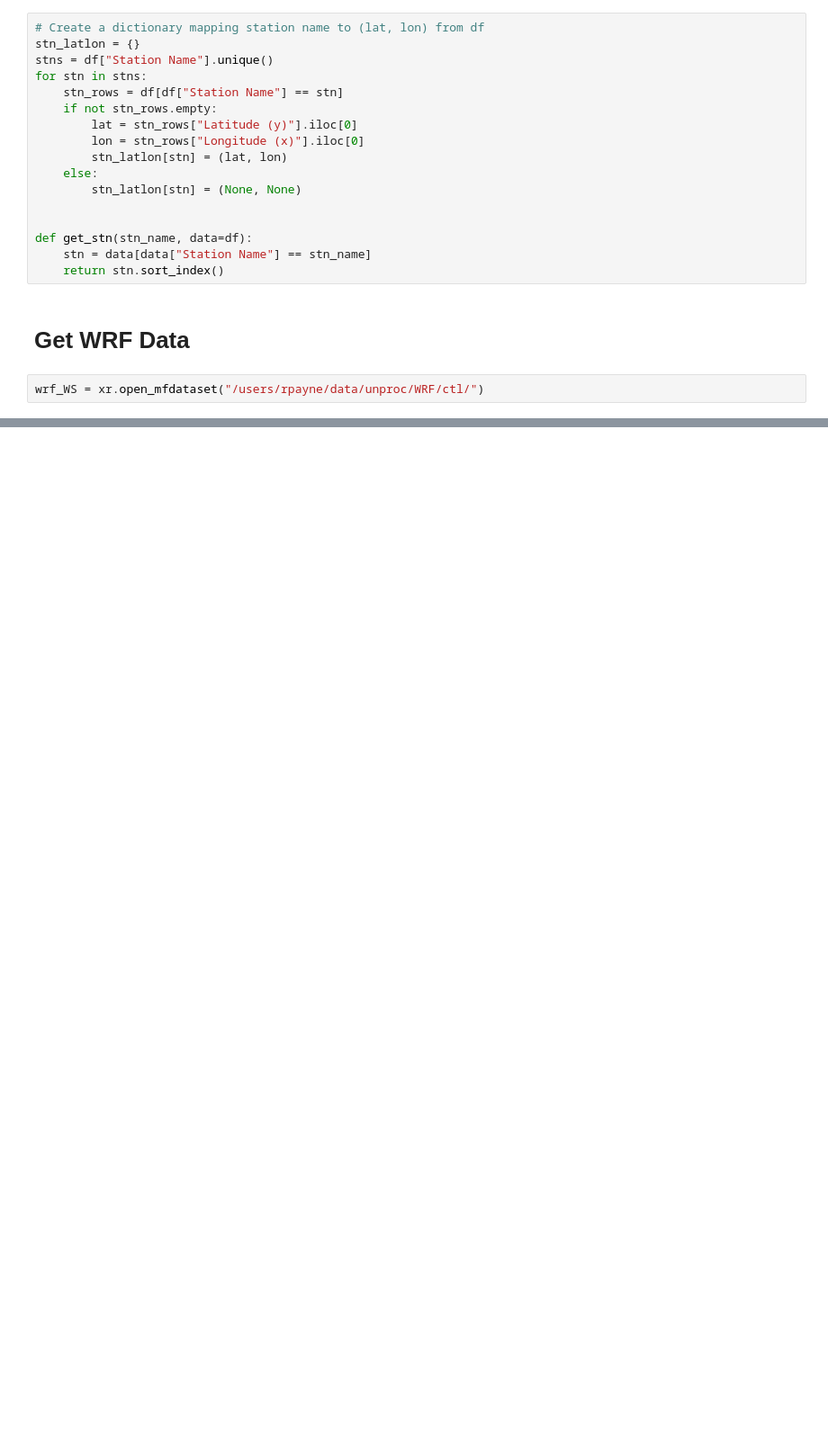
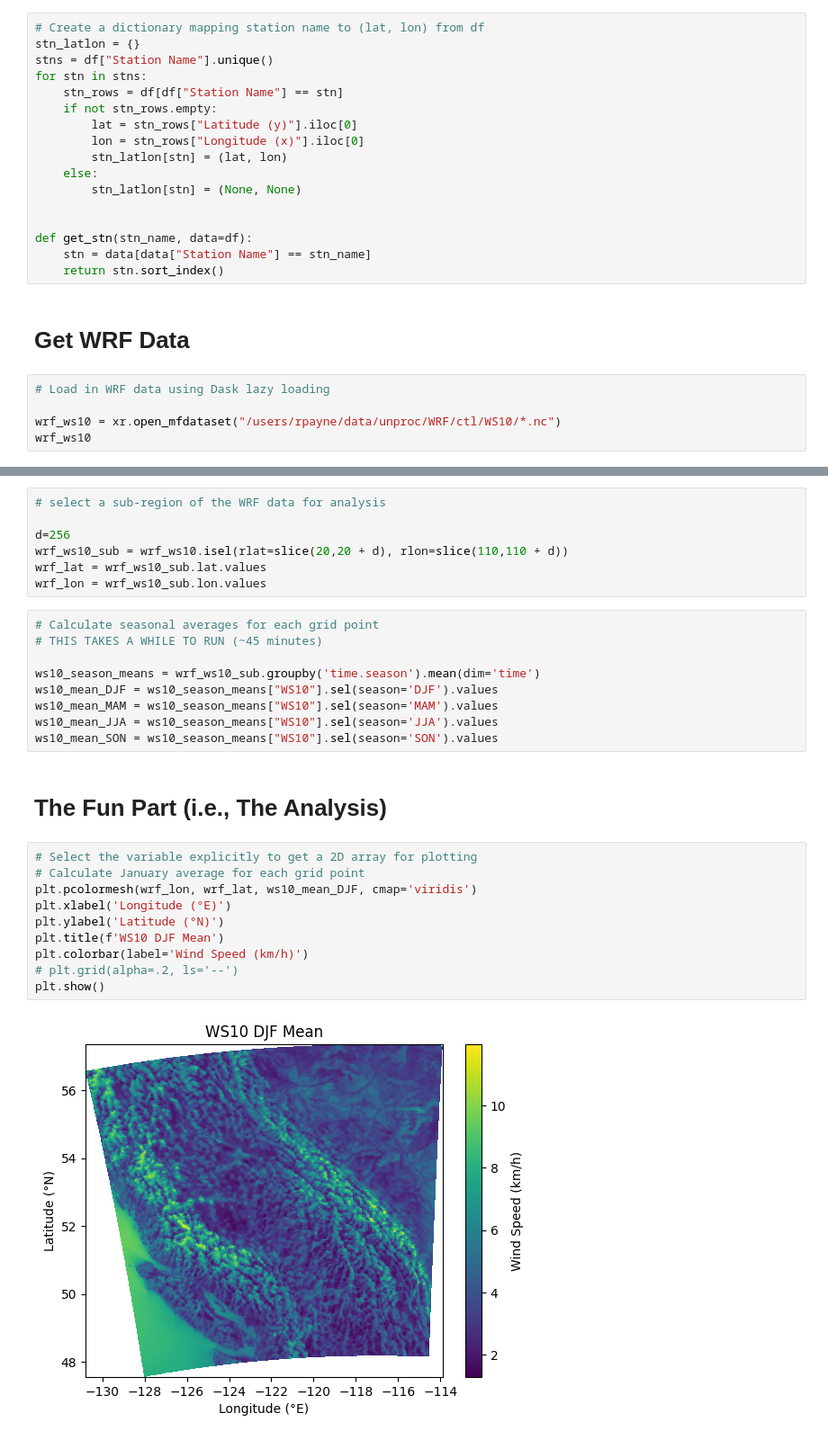
Before and after one commit to kdaust/ClimatExWRF, a Jupyter notebook: Robert/notebooks/compare_stns_w_WRF.ipynb, the cells around one changed output, grey strips where cells are left out. Shown: that part at 90% size. Drawn from its saved outputs; the diff is of its cells as text; blank space fills up the shorter version.

```diff
--- a/Robert/notebooks/compare_stns_w_WRF.ipynb
+++ b/Robert/notebooks/compare_stns_w_WRF.ipynb
@@ -60,4 +73,7 @@ def get_stn(stn_name, data=df):
 # %% [markdown]
 # Get WRF Data
 # %%
-wrf_WS = xr.open_mfdataset("/users/rpayne/data/unproc/WRF/ctl/")
+# Load in WRF data using Dask lazy loading
+
+wrf_ws10 = xr.open_mfdataset("/users/rpayne/data/unproc/WRF/ctl/WS10/*.nc")
+wrf_ws10
@@ -63,0 +136,30 @@ wrf_WS = xr.open_mfdataset("/users/rpayne/data/unproc/WRF/ctl/")
+# %%
+# select a sub-region of the WRF data for analysis
+
+d=256
+wrf_ws10_sub = wrf_ws10.isel(rlat=slice(20,20 + d), rlon=slice(110,110 + d))
+wrf_lat = wrf_ws10_sub.lat.values
+wrf_lon = wrf_ws10_sub.lon.values
+# %%
+# Calculate seasonal averages for each grid point
+# THIS TAKES A WHILE TO RUN (~45 minutes)
+
+ws10_season_means = wrf_ws10_sub.groupby('time.season').mean(dim='time')
+ws10_mean_DJF = ws10_season_means["WS10"].sel(season='DJF').values
+ws10_mean_MAM = ws10_season_means["WS10"].sel(season='MAM').values
+ws10_mean_JJA = ws10_season_means["WS10"].sel(season='JJA').values
+ws10_mean_SON = ws10_season_means["WS10"].sel(season='SON').values
+# %% [markdown]
+# The Fun Part (i.e., The Analysis)
+# %%
+# Select the variable explicitly to get a 2D array for plotting
+# Calculate January average for each grid point
+plt.pcolormesh(wrf_lon, wrf_lat, ws10_mean_DJF, cmap='viridis')
+plt.xlabel('Longitude (°E)')
+plt.ylabel('Latitude (°N)')
+plt.title(f'WS10 DJF Mean')
+plt.colorbar(label='Wind Speed (km/h)')
+# plt.grid(alpha=.2, ls='--')
+plt.show()
+# %% [output]
+[figure, added]
```
Also changed, not shown: parts of 3 cells of this notebook, 4 other files.
